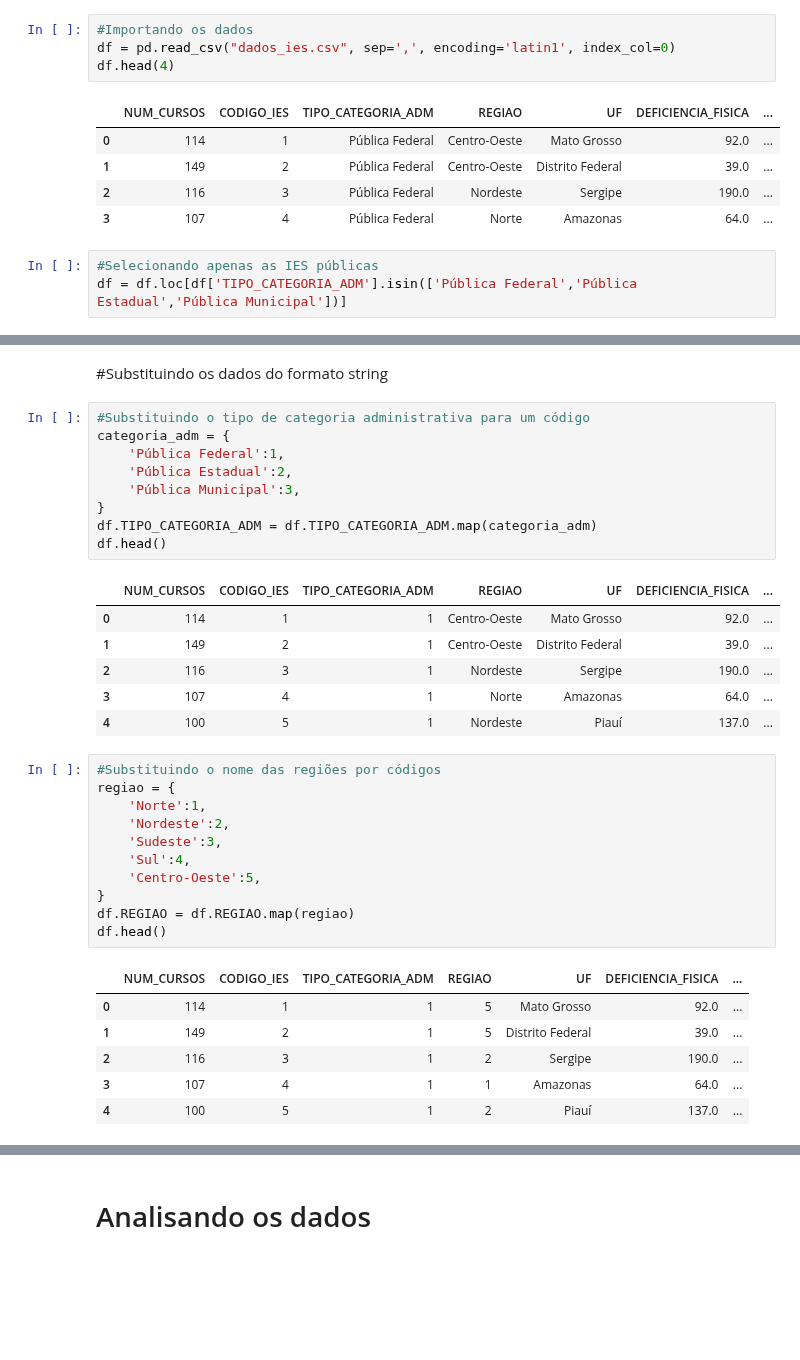
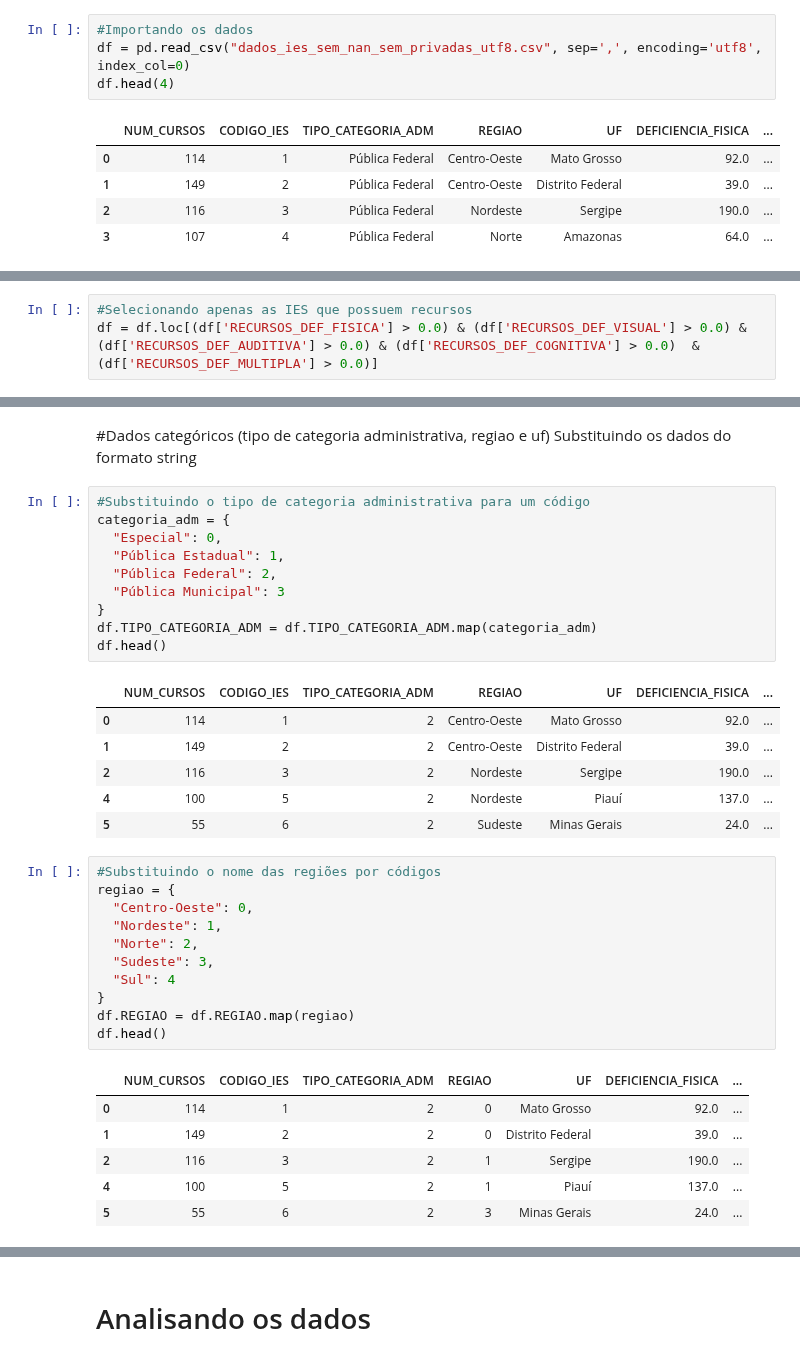
Before and after one commit to roxacarv/edulearn, a Jupyter notebook: Edulearn_clustering.ipynb, the cells around one changed output, grey strips where cells are left out. Cells and saved outputs as stored; diff of their text form; blank space fills up the shorter version.

```diff
--- a/Edulearn_clustering.ipynb
+++ b/Edulearn_clustering.ipynb
@@ -39,6 +39,6 @@ Successfully installed biokit-0.4.2 biopython-1.79 bioservices-1.8.2 cattrs-1.8.
 # %%
 #Importando os dados
-df = pd.read_csv("dados_ies.csv", sep=',', encoding='latin1', index_col=0)
+df = pd.read_csv("dados_ies_sem_nan_sem_privadas_utf8.csv", sep=',', encoding='utf8', index_col=0)
 df.head(4)
 # %% [output]
 |  | NUM_CURSOS | CODIGO_IES | TIPO_CATEGORIA_ADM | REGIAO | UF | DEFICIENCIA_FISICA | ... |
@@ -46,6 +46,3 @@ df.head(4)
 | 1 | 149 | 2 | Pública Federal | Centro-Oeste | Distrito Federal | 39.0 | ... |
 | 2 | 116 | 3 | Pública Federal | Nordeste | Sergipe | 190.0 | ... |
 | 3 | 107 | 4 | Pública Federal | Norte | Amazonas | 64.0 | ... |
-# %%
-#Selecionando apenas as IES públicas
-df = df.loc[df['TIPO_CATEGORIA_ADM'].isin(['Pública Federal','Pública Estadual','Pública Municipal'])]
@@ -51,0 +61,3 @@ df = df.loc[df['TIPO_CATEGORIA_ADM'].isin(['Pública Federal','Pública Estadual
+# %%
+#Selecionando apenas as IES que possuem recursos
+df = df.loc[(df['RECURSOS_DEF_FISICA'] > 0.0) & (df['RECURSOS_DEF_VISUAL'] > 0.0) & (df['RECURSOS_DEF_AUDITIVA'] > 0.0) & (df['RECURSOS_DEF_COGNITIVA'] > 0.0)  & (df['RECURSOS_DEF_MULTIPLA'] > 0.0)]
@@ -97,36 +269,38 @@ sns.boxplot(y='NUM_CURSOS', palette="crest_r", data=novo_df)
 # %% [markdown]
-#Substituindo os dados do formato string
+#Dados categóricos (tipo de categoria administrativa, regiao e uf)
+Substituindo os dados do formato string
 # %%
 #Substituindo o tipo de categoria administrativa para um código
 categoria_adm = {
-    'Pública Federal':1,
-    'Pública Estadual':2,
-    'Pública Municipal':3,
+  "Especial": 0,
+  "Pública Estadual": 1,
+  "Pública Federal": 2,
+  "Pública Municipal": 3
 }
 df.TIPO_CATEGORIA_ADM = df.TIPO_CATEGORIA_ADM.map(categoria_adm)
 df.head()
 # %% [output]
 |  | NUM_CURSOS | CODIGO_IES | TIPO_CATEGORIA_ADM | REGIAO | UF | DEFICIENCIA_FISICA | ... |
-| 0 | 114 | 1 | 1 | Centro-Oeste | Mato Grosso | 92.0 | ... |
-| 1 | 149 | 2 | 1 | Centro-Oeste | Distrito Federal | 39.0 | ... |
-| 2 | 116 | 3 | 1 | Nordeste | Sergipe | 190.0 | ... |
-| 3 | 107 | 4 | 1 | Norte | Amazonas | 64.0 | ... |
-| 4 | 100 | 5 | 1 | Nordeste | Piauí | 137.0 | ... |
+| 0 | 114 | 1 | 2 | Centro-Oeste | Mato Grosso | 92.0 | ... |
+| 1 | 149 | 2 | 2 | Centro-Oeste | Distrito Federal | 39.0 | ... |
+| 2 | 116 | 3 | 2 | Nordeste | Sergipe | 190.0 | ... |
+| 4 | 100 | 5 | 2 | Nordeste | Piauí | 137.0 | ... |
+| 5 | 55 | 6 | 2 | Sudeste | Minas Gerais | 24.0 | ... |
 # %%
 #Substituindo o nome das regiões por códigos
 regiao = {
-    'Norte':1,
-    'Nordeste':2,
-    'Sudeste':3,
-    'Sul':4,
-    'Centro-Oeste':5,
+  "Centro-Oeste": 0,
+  "Nordeste": 1,
+  "Norte": 2,
+  "Sudeste": 3,
+  "Sul": 4
 }
 df.REGIAO = df.REGIAO.map(regiao)
 df.head()
 # %% [output]
 |  | NUM_CURSOS | CODIGO_IES | TIPO_CATEGORIA_ADM | REGIAO | UF | DEFICIENCIA_FISICA | ... |
-| 0 | 114 | 1 | 1 | 5 | Mato Grosso | 92.0 | ... |
-| 1 | 149 | 2 | 1 | 5 | Distrito Federal | 39.0 | ... |
-| 2 | 116 | 3 | 1 | 2 | Sergipe | 190.0 | ... |
-| 3 | 107 | 4 | 1 | 1 | Amazonas | 64.0 | ... |
-| 4 | 100 | 5 | 1 | 2 | Piauí | 137.0 | ... |
+| 0 | 114 | 1 | 2 | 0 | Mato Grosso | 92.0 | ... |
+| 1 | 149 | 2 | 2 | 0 | Distrito Federal | 39.0 | ... |
+| 2 | 116 | 3 | 2 | 1 | Sergipe | 190.0 | ... |
+| 4 | 100 | 5 | 2 | 1 | Piauí | 137.0 | ... |
+| 5 | 55 | 6 | 2 | 3 | Minas Gerais | 24.0 | ... |
```
Also changed, not shown: parts of 40 cells of this notebook.
